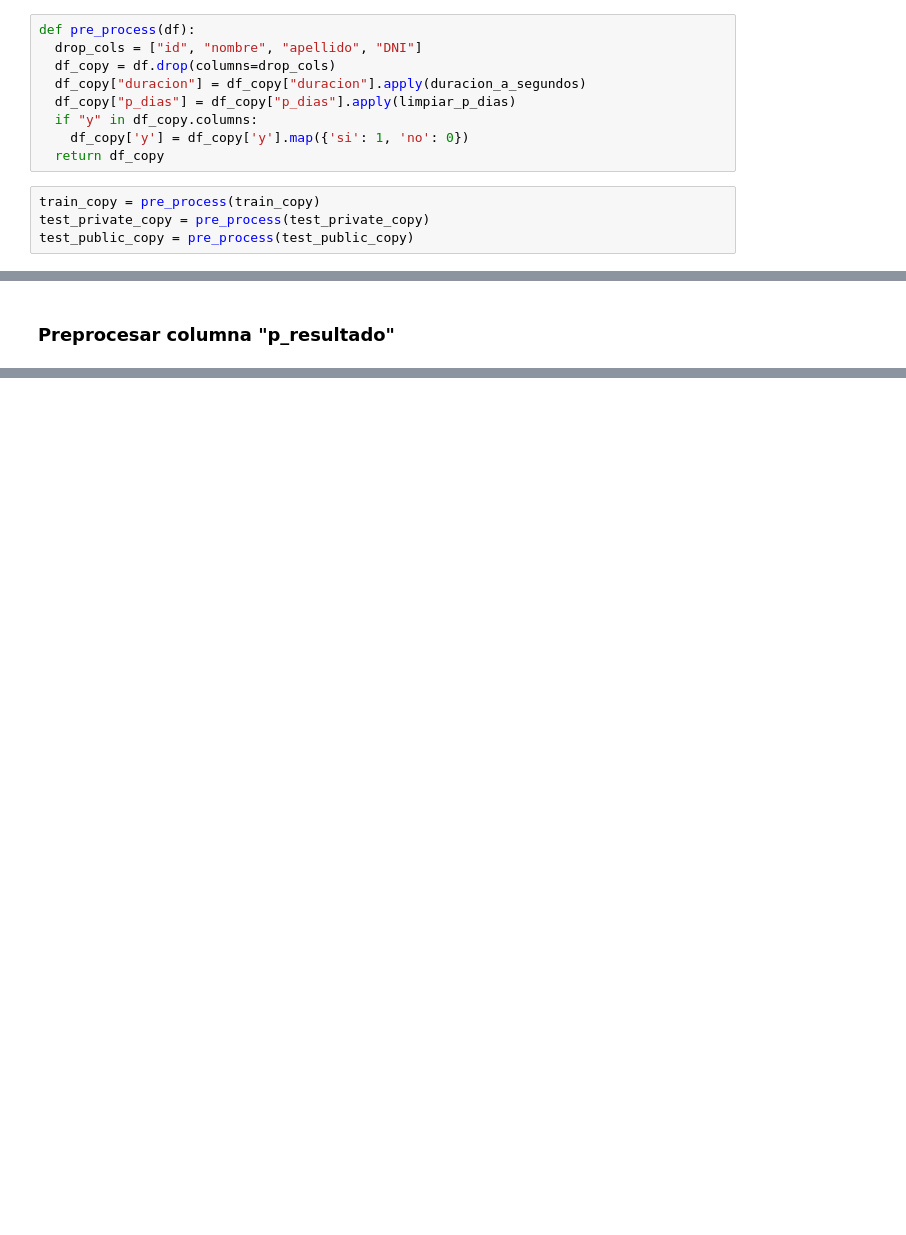
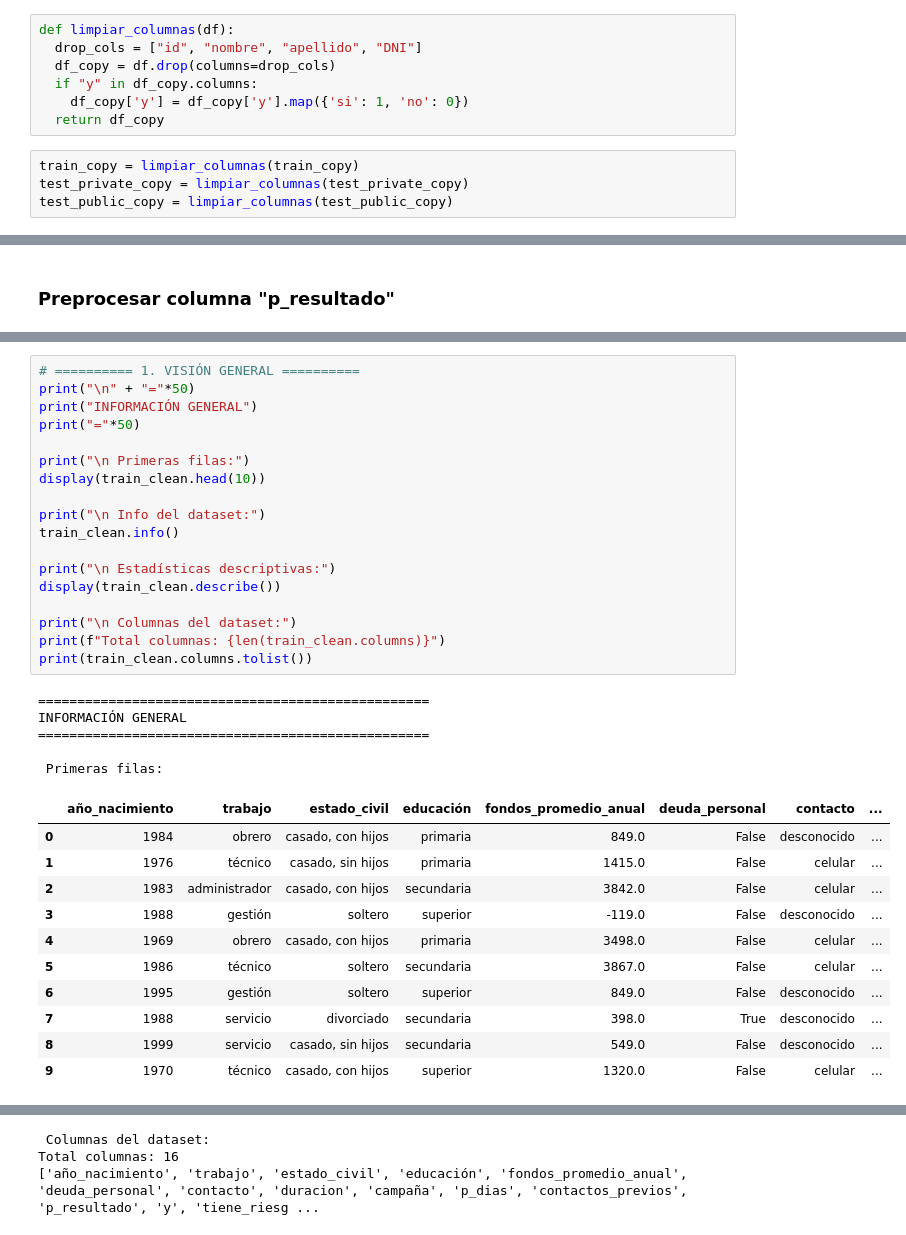
Before and after one commit to BruceGabr/Neurokup-III, a Jupyter notebook: notebooks/03_preprocessing.ipynb, the cells around one changed output, grey strips where cells are left out. Cells and saved outputs as stored; diff of their text form; blank space fills up the shorter version.

```diff
--- a/notebooks/03_preprocessing.ipynb
+++ b/notebooks/03_preprocessing.ipynb
@@ -111,16 +90,14 @@ def limpiar_p_dias(x):
 # %%
-def pre_process(df):
+def limpiar_columnas(df):
   drop_cols = ["id", "nombre", "apellido", "DNI"]
   df_copy = df.drop(columns=drop_cols)
-  df_copy["duracion"] = df_copy["duracion"].apply(duracion_a_segundos)
-  df_copy["p_dias"] = df_copy["p_dias"].apply(limpiar_p_dias)
   if "y" in df_copy.columns:
     df_copy['y'] = df_copy['y'].map({'si': 1, 'no': 0})
   return df_copy
 # %%
-train_copy = pre_process(train_copy)
-test_private_copy = pre_process(test_private_copy)
-test_public_copy = pre_process(test_public_copy)
+train_copy = limpiar_columnas(train_copy)
+test_private_copy = limpiar_columnas(test_private_copy)
+test_public_copy = limpiar_columnas(test_public_copy)
 # %%
 train_copy.info()
 test_public_copy.info()
@@ -799,0 +1120,35 @@ Name: proportion, dtype: float64
+# %%
+# ========== 1. VISIÓN GENERAL ==========
+print("\n" + "="*50)
+print("INFORMACIÓN GENERAL")
+print("="*50)
+
+print("\n Primeras filas:")
+display(train_clean.head(10))
+
+print("\n Info del dataset:")
+train_clean.info()
+
+print("\n Estadísticas descriptivas:")
+display(train_clean.describe())
+
+print("\n Columnas del dataset:")
+print(f"Total columnas: {len(train_clean.columns)}")
+print(train_clean.columns.tolist())
+# %% [output]
+==================================================
+INFORMACIÓN GENERAL
+==================================================
+
+ Primeras filas:
+|  | año_nacimiento | trabajo | estado_civil | educación | fondos_promedio_anual | deuda_personal | contacto | ... |
+| 0 | 1984 | obrero | casado, con hijos | primaria | 849.0 | False | desconocido | ... |
+| 1 | 1976 | técnico | casado, sin hijos | primaria | 1415.0 | False | celular | ... |
+| 2 | 1983 | administrador | casado, con hijos | secundaria | 3842.0 | False | celular | ... |
+| 3 | 1988 | gestión | soltero | superior | -119.0 | False | desconocido | ... |
+| 4 | 1969 | obrero | casado, con hijos | primaria | 3498.0 | False | celular | ... |
+| 5 | 1986 | técnico | soltero | secundaria | 3867.0 | False | celular | ... |
+| 6 | 1995 | gestión | soltero | superior | 849.0 | False | desconocido | ... |
+| 7 | 1988 | servicio | divorciado | secundaria | 398.0 | True | desconocido | ... |
+| 8 | 1999 | servicio | casado, sin hijos | secundaria | 549.0 | False | desconocido | ... |
+| 9 | 1970 | técnico | casado, con hijos | superior | 1320.0 | False | celular | ... |
@@ -799,0 +1181,3 @@ Name: proportion, dtype: float64
+ Columnas del dataset:
+Total columnas: 16
+['año_nacimiento', 'trabajo', 'estado_civil', 'educación', 'fondos_promedio_anual', 'deuda_personal', 'contacto', 'duracion', 'campaña', 'p_dias', 'contactos_previos', 'p_resultado', 'y', 'tiene_riesg ...
```
Also changed, not shown: parts of 46 cells of this notebook.
